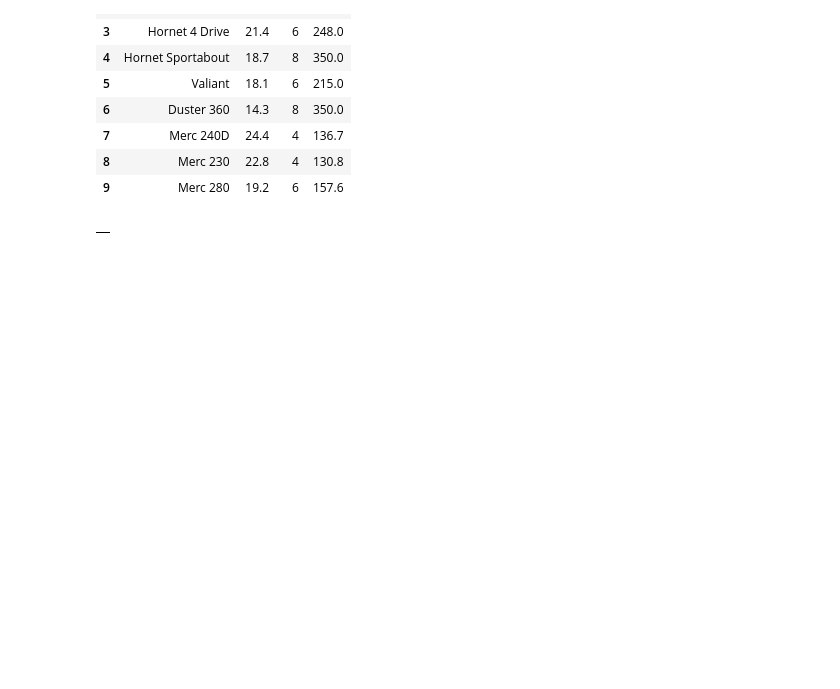
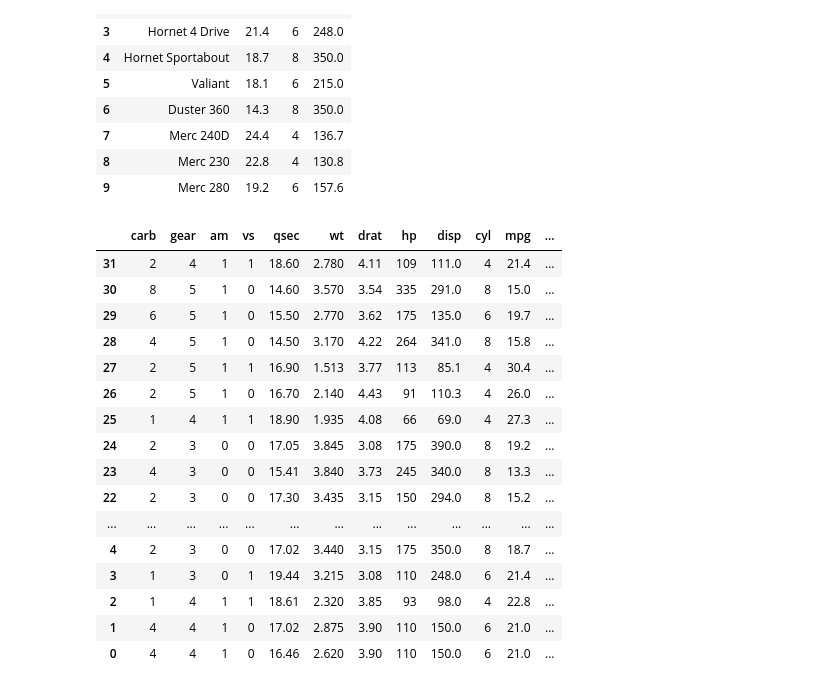
Before and after one commit to CodeWithAkash/python-class-notes, a Jupyter notebook: LIBRARIES.ipynb, the cells around one changed output. Drawn from its saved outputs; the diff is of its cells as text; code cells hidden in the pictures; blank space fills up the shorter version.

```diff
--- a/LIBRARIES.ipynb
+++ b/LIBRARIES.ipynb
@@ -724,6 +724,22 @@ d3.loc[0:9,'manufacturer':'disp']
 | 8 | Merc 230 | 22.8 | 4 | 130.8 |
 | 9 | Merc 280 | 19.2 | 6 | 157.6 |
 # %%
-d3.loc[::-1,'disp':'manufacturer']
+d3.loc[::-1,'carb':'manufacturer':-1]
 # %% [output]
-|  |
+|  | carb | gear | am | vs | qsec | wt | drat | hp | disp | cyl | mpg | ... |
+| 31 | 2 | 4 | 1 | 1 | 18.60 | 2.780 | 4.11 | 109 | 111.0 | 4 | 21.4 | ... |
+| 30 | 8 | 5 | 1 | 0 | 14.60 | 3.570 | 3.54 | 335 | 291.0 | 8 | 15.0 | ... |
+| 29 | 6 | 5 | 1 | 0 | 15.50 | 2.770 | 3.62 | 175 | 135.0 | 6 | 19.7 | ... |
+| 28 | 4 | 5 | 1 | 0 | 14.50 | 3.170 | 4.22 | 264 | 341.0 | 8 | 15.8 | ... |
+| 27 | 2 | 5 | 1 | 1 | 16.90 | 1.513 | 3.77 | 113 | 85.1 | 4 | 30.4 | ... |
+| 26 | 2 | 5 | 1 | 0 | 16.70 | 2.140 | 4.43 | 91 | 110.3 | 4 | 26.0 | ... |
+| 25 | 1 | 4 | 1 | 1 | 18.90 | 1.935 | 4.08 | 66 | 69.0 | 4 | 27.3 | ... |
+| 24 | 2 | 3 | 0 | 0 | 17.05 | 3.845 | 3.08 | 175 | 390.0 | 8 | 19.2 | ... |
+| 23 | 4 | 3 | 0 | 0 | 15.41 | 3.840 | 3.73 | 245 | 340.0 | 8 | 13.3 | ... |
+| 22 | 2 | 3 | 0 | 0 | 17.30 | 3.435 | 3.15 | 150 | 294.0 | 8 | 15.2 | ... |
+| ... | ... | ... | ... | ... | ... | ... | ... | ... | ... | ... | ... | ... |
+| 4 | 2 | 3 | 0 | 0 | 17.02 | 3.440 | 3.15 | 175 | 350.0 | 8 | 18.7 | ... |
+| 3 | 1 | 3 | 0 | 1 | 19.44 | 3.215 | 3.08 | 110 | 248.0 | 6 | 21.4 | ... |
+| 2 | 1 | 4 | 1 | 1 | 18.61 | 2.320 | 3.85 | 93 | 98.0 | 4 | 22.8 | ... |
+| 1 | 4 | 4 | 1 | 0 | 17.02 | 2.875 | 3.90 | 110 | 150.0 | 6 | 21.0 | ... |
+| 0 | 4 | 4 | 1 | 0 | 16.46 | 2.620 | 3.90 | 110 | 150.0 | 6 | 21.0 | ... |
```
Also changed, not shown: parts of 5 cells of this notebook.
